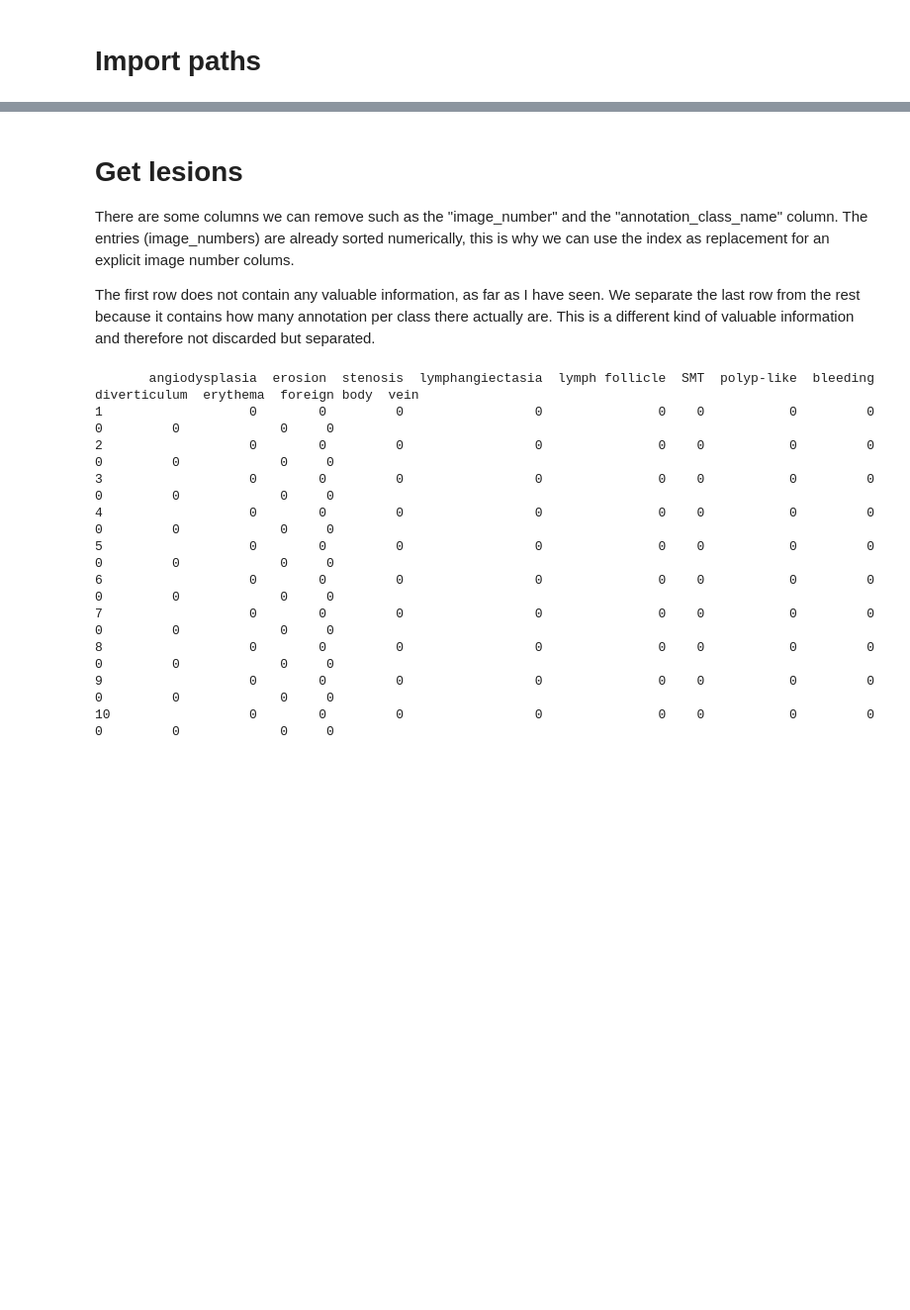
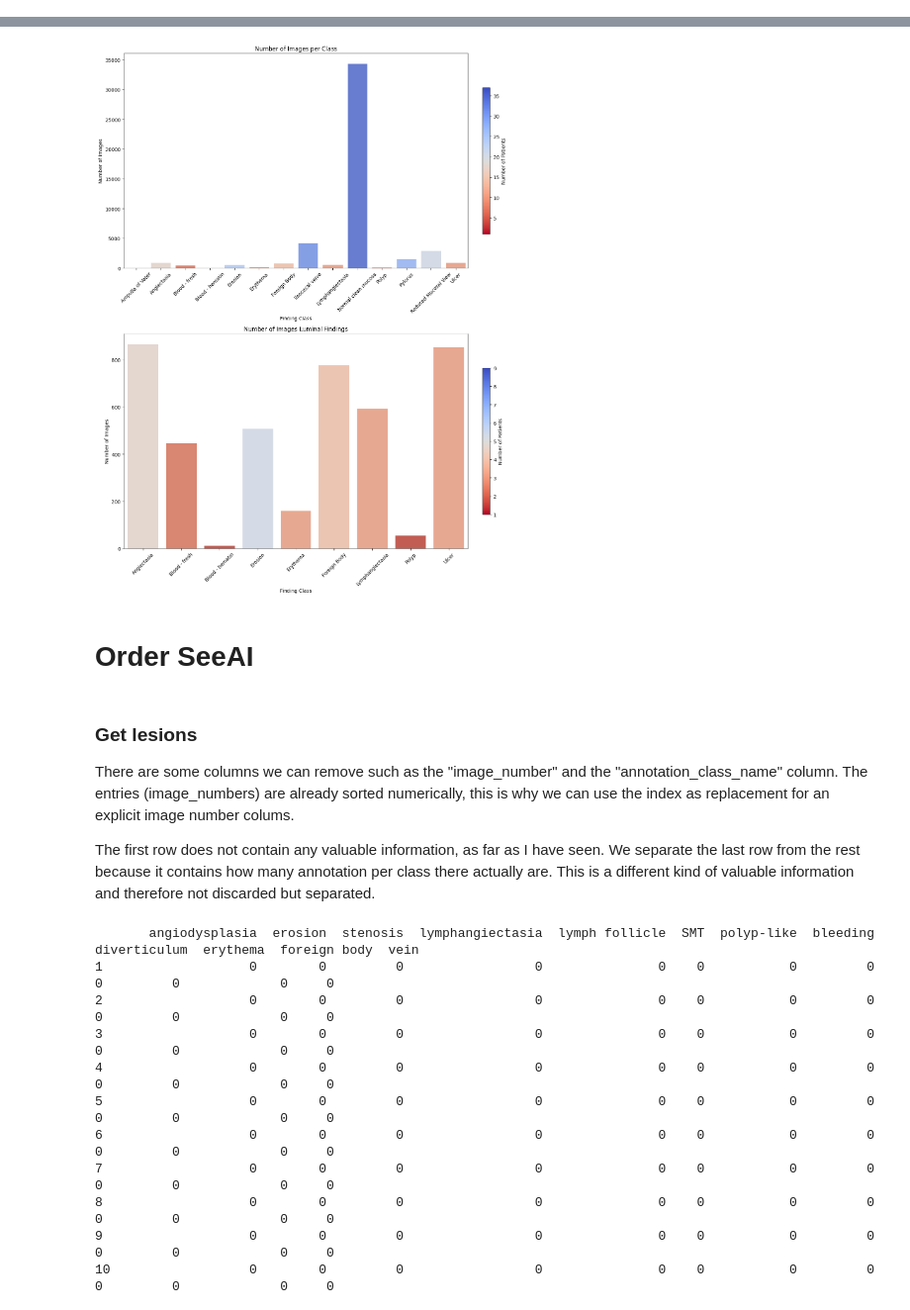
Before and after one commit to bapierro/WCE-Sequences-Thesis, a Jupyter notebook: src/autosplit.ipynb, the cells around one changed output, grey strips where cells are left out. Shown at 99% size. Cells and saved outputs as stored; diff of their text form; code cells hidden in the pictures; blank space fills up the shorter version.

Commit message:
Autosplit experiment + visualizations

```diff
--- a/src/autosplit.ipynb
+++ b/src/autosplit.ipynb
@@ -1,2 +1,73 @@
-# %% [markdown]
-# Import paths
+# %%
+import pandas as pd
+import matplotlib.pyplot as plt
+import seaborn as sns
+
+# Load the CSV file
+file_path = '../data/kvasir_capsule/metadata.csv'
+metadata = pd.read_csv(file_path, delimiter=';')
+# Create the filtered metadata
+filtered_metadata = metadata[
+    (metadata['finding_class'] != 'Normal clean mucosa') &
+    (metadata['finding_class'] != 'Ileocecal valve') &
+    (metadata['finding_class'] != 'Pylorus') &
+    (metadata['finding_class'] != 'Ampulla of Vater') &
+    (metadata['finding_class'] != 'Reduced Mucosal View')
+]
+
+
+# Group by finding class and count the number of unique video_ids (patients) and filenames (images)
+class_counts_normal = metadata.groupby('finding_class').agg(
+    num_patients=('video_id', 'nunique'),
+    num_images=('filename', 'count')
+).reset_index()
+
+class_counts_filtered = filtered_metadata.groupby('finding_class').agg(
+    num_patients=('video_id', 'nunique'),
+    num_images=('filename', 'count')
+).reset_index()
+
+# Set up the matplotlib figure and axes for two subplots
+fig, (ax1, ax2) = plt.subplots(2, 1, figsize=(12, 16))
+
+# Plot for normal metadata
+colors_normal = sns.color_palette("coolwarm_r", as_cmap=False, n_colors=class_counts_normal['num_patients'].nunique())
+color_mapping_normal = {count: color for count, color in zip(sorted(class_counts_normal['num_patients'].unique()), colors_normal)}
+bar_colors_normal = class_counts_normal['num_patients'].map(color_mapping_normal)
+
+sns.barplot(x='finding_class', y='num_images', data=class_counts_normal, palette=bar_colors_normal.to_list(), ax=ax1)
+ax1.set_title('Number of Images per Class')
+ax1.set_xlabel('Finding Class')
+ax1.set_ylabel('Number of Images')
+ax1.tick_params(axis='x', rotation=45)
+
+# Add color bar for normal metadata
+norm_normal = plt.Normalize(vmin=class_counts_normal['num_patients'].min(), vmax=class_counts_normal['num_patients'].max())
+sm_normal = plt.cm.ScalarMappable(cmap="coolwarm_r", norm=norm_normal)
+sm_normal.set_array([])
+cbar_normal = fig.colorbar(sm_normal, ax=ax1, orientation='vertical', fraction=0.02, pad=0.04)
+cbar_normal.set_label('Number of Patients')
+
+# Plot for filtered metadata
+color_mapping_filtered = {count: color for count, color in zip(sorted(class_counts_filtered['num_patients'].unique()), colors_normal)}
+bar_colors_filtered = class_counts_filtered['num_patients'].map(color_mapping_filtered)
+
+sns.barplot(x='finding_class', y='num_images', data=class_counts_filtered, palette=bar_colors_filtered.to_list(), ax=ax2)
+ax2.set_title('Number of Images Luminal Findings')
+ax2.set_xlabel('Finding Class')
+ax2.set_ylabel('Number of Images')
+ax2.tick_params(axis='x', rotation=45)
+
+# Add color bar for filtered metadata
+norm_filtered = plt.Normalize(vmin=class_counts_filtered['num_patients'].min(), vmax=class_counts_filtered['num_patients'].max())
+sm_filtered = plt.cm.ScalarMappable(cmap="coolwarm_r", norm=norm_filtered)
+sm_filtered.set_array([])
+cbar_filtered = fig.colorbar(sm_filtered, ax=ax2, orientation='vertical', fraction=0.02, pad=0.04)
+cbar_filtered.set_label('Number of Patients')
+
+# Adjust layout to prevent overlap
+plt.tight_layout()
+
+# Display the plots
+plt.show()
+# %% [output]
@@ -3,3 +81,6 @@
+[figure, added]
+# %% [markdown]
+# Order SeeAI
 # %%
 from PIL import Image
 import glob
@@ -8,7 +88,7 @@ image_list = []
 path = "../data/see_ai/SEE_AI_project_all_images/SEE_AI_project_all_images/*.jpg"
 image_list = glob.glob(path)
 # %% [markdown]
-# Get lesions
+### Get lesions
 There are some columns we can remove such as the "image_number" and the "annotation_class_name" column. The entries (image_numbers) are already sorted numerically, this is why we can use the index as replacement for an explicit image number colums.
 
 The first row does not contain any valuable information, as far as I have seen. We separate the last row from the rest because it contains how many annotation per class there actually are. This is a different kind of valuable information and therefore not discarded but separated.
```
Also changed, not shown: parts of 7 cells of this notebook, 7 other files.
